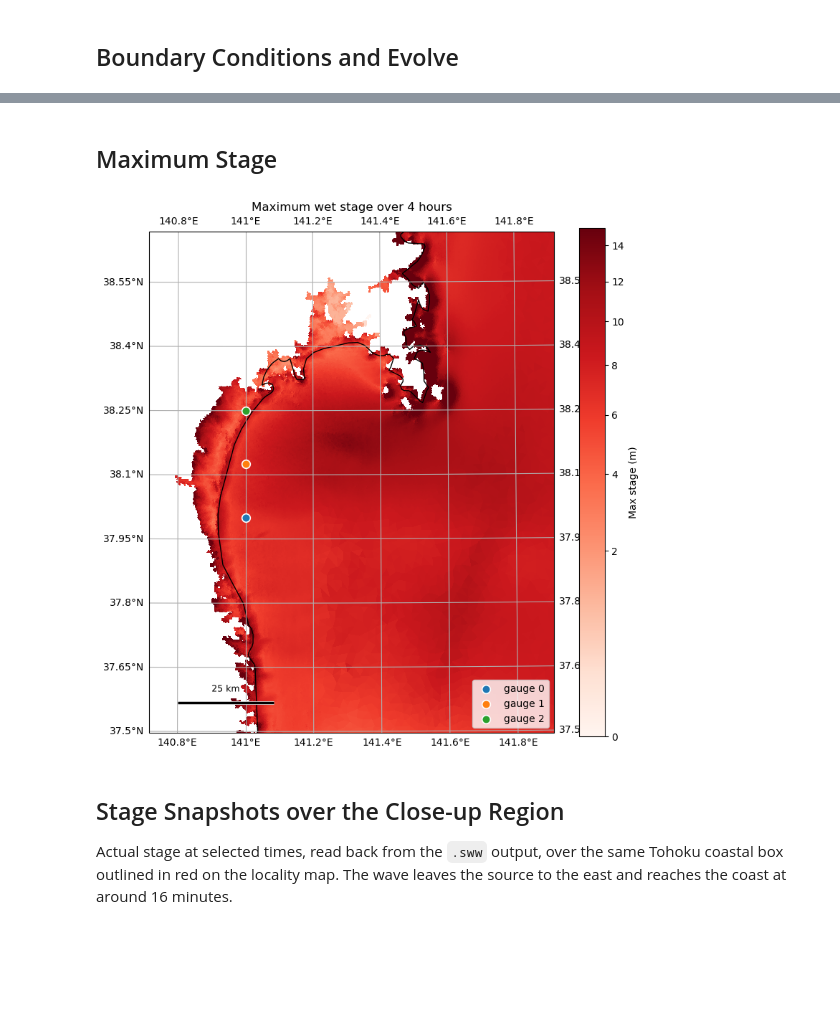
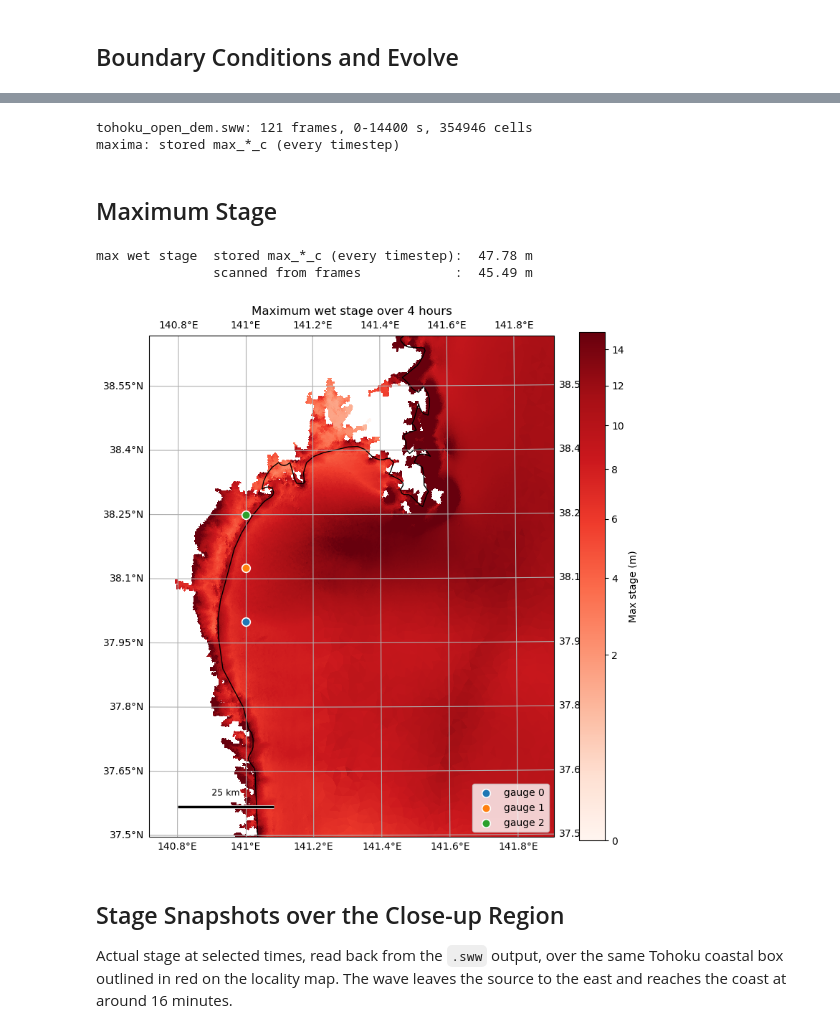
Before and after one commit to stoiver/Tohoku, a Jupyter notebook: notebook_tohoku_open_elevation.ipynb, the cells around one changed output, grey strips where cells are left out. Drawn from its saved outputs; the diff is of its cells as text; code cells hidden in the pictures; blank space fills up the shorter version.

```diff
--- a/notebook_tohoku_open_elevation.ipynb
+++ b/notebook_tohoku_open_elevation.ipynb
@@ -131,7 +149,8 @@ domain = anuga.create_domain_from_regions(
 
 domain.set_epsg(32654)  # WGS 84 / UTM zone 54N
 domain.set_collect_max_quantities()
-domain.set_omp_num_threads(12)   # OpenMP is process-wide, not per-domain
+#domain.set_omp_num_threads(12)   # OpenMP is process-wide, not per-domain
+domain.set_compute_mode('unified')
 
 xll = domain.geo_reference.xllcorner
 yll = domain.geo_reference.yllcorner
@@ -437,37 +437,90 @@ Simulation took 298.6 s
+# %%
+sww_file = domain.get_name() + '.sww'
+sp = anuga.SWW_plotter(sww_file, absolute=True)
+triang = sp.triang
+
+sww_time  = np.asarray(sp.time)
+sww_elev  = np.asarray(sp.elev)
+sww_stage = np.asarray(sp.stage)
+sww_depth = np.asarray(sp.depth)
+
+# SWW_plotter's max_* properties return the max_*_c fields written by
+# set_collect_max_quantities(store_to_sww=True), which are true every-timestep
+# maxima, and fall back to a max over the stored frames if they are absent.
+# For a tsunami the stored fields are much the better choice: scanning frames
+# samples the wave at the yieldstep and picks up artificial pulsing.
+sww_max_stage = np.asarray(sp.max_stage)
+sww_max_depth = np.asarray(sp.max_depth)
+sww_max_speed = np.asarray(sp.max_speed)
+
+max_source = ('stored max_*_c (every timestep)' if sp._max_stage_c is not None
+              else 'derived from stored frames')
+
+# Kept only to show what frame-scanning would have cost, below.
+scan_max_stage = sww_stage.max(axis=0)
+
+md = 0.01                                    # wet/dry threshold
+
+
+def gauge_cell(gauge):
+    """Index of the .sww centroid nearest a gauge, which carries absolute UTM."""
+    return int(np.argmin((sp.xc - gauge.east) ** 2 + (sp.yc - gauge.north) ** 2))
+
+
+def gauge_series(gauge, quantity='stage'):
+    """(time, values) at the cell nearest a gauge, straight from the .sww."""
+    return sww_time, np.asarray(getattr(sp, quantity))[:, gauge_cell(gauge)]
+
+
+print(f'{sww_file}: {len(sww_time)} frames, '
+      f'{sww_time[0]:.0f}-{sww_time[-1]:.0f} s, {sp.xc.size} cells')
+print(f'maxima: {max_source}')
+# %% [output]
+tohoku_open_dem.sww: 121 frames, 0-14400 s, 354946 cells
+maxima: stored max_*_c (every timestep)
 # %% [markdown]
 ## Maximum Stage
 # %%
 from matplotlib.colors import PowerNorm
 
-max_depth = max_collector.max_depth
-max_stage = max_collector.max_stage
-wet_max_stage = np.where(max_depth >= 0.01, max_stage, np.nan)
+wet_max_stage = np.where(sww_max_depth >= md, sww_max_stage, np.nan)
+
+# The .sww only stores yieldsteps, so its maximum can miss a peak that the
+# operator (which sees every timestep) caught.  Quantify the gap.
+# What the 2-minute frame sampling would have cost, had we scanned instead.
+# Mask both the same way, or the comparison picks up dry mountain tops, where
+# stage is simply the elevation.
+scanned = np.where(sww_max_depth >= md, scan_max_stage, np.nan)
+print(f'max wet stage  {max_source:31s}: {np.nanmax(wet_max_stage):6.2f} m')
+print(f'               {"scanned from frames":31s}: {np.nanmax(scanned):6.2f} m')
 
 fig, ax = plt.subplots(figsize=(8, 8), subplot_kw={'projection': ccrs.UTM(zone=54)})
 
 # Square-root norm: keeps the ~20 m runup peaks unsaturated while retaining
 # contrast in the 2-8 m offshore range.
-img = ax.tripcolor(dplotter.triang, facecolors=wet_max_stage,
+img = ax.tripcolor(triang, facecolors=wet_max_stage,
                    cmap='Reds', norm=PowerNorm(gamma=0.5, vmin=0, vmax=15))
 
 #ax.scatter(x0, y0, marker='*', color='b', s=100, transform=ccrs.UTM(zone=54), label='Epicentre')
 #ax.scatter(gauges[21418].east, gauges[21418].north, marker='+', color='w', s=80,
 #           transform=ccrs.UTM(zone=54), label='DART 21418')
 for k in [0, 1, 2]:
     ax.scatter(gauges[k].east, gauges[k].north, marker='o', s=70,
                edgecolor='w', linewidth=1.2, zorder=5,
                transform=ccrs.UTM(zone=54), label=f'gauge {k}')
 
 ax.set_extent(closeup_extent, crs=ccrs.UTM(zone=54))   # red box on the locality map
 ax.gridlines(draw_labels=True)
 ax.coastlines(resolution='10m')
 add_scalebar(ax, length_km=25)
 ax.legend(loc='lower right')
 plt.colorbar(img, ax=ax, shrink=1.0, label='Max stage (m)')
 plt.title('Maximum wet stage over 4 hours')
 plt.tight_layout()
 # %% [output]
+max wet stage  stored max_*_c (every timestep):  47.78 m
+               scanned from frames            :  45.49 m
-[figure, old version]
+[figure, new version]
 # %% [markdown]
 ## Stage Snapshots over the Close-up Region
 
```
Also changed, not shown: parts of 15 cells of this notebook.
